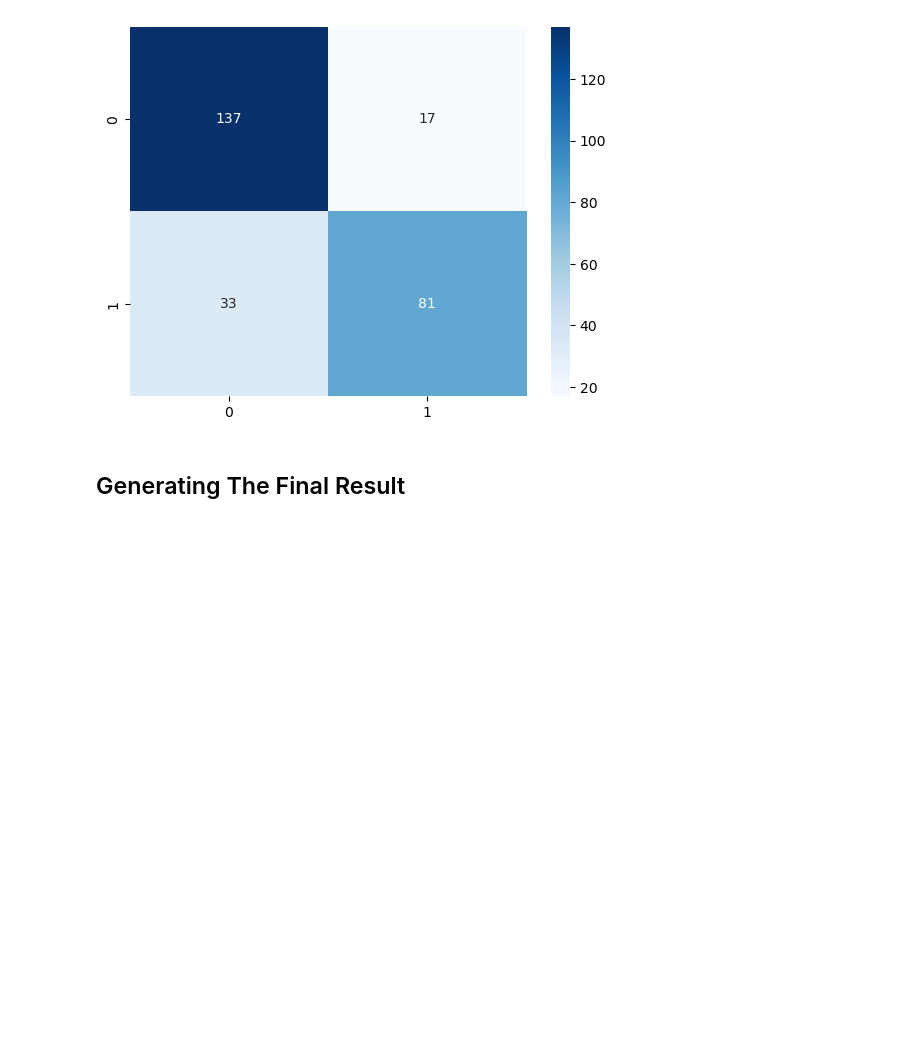
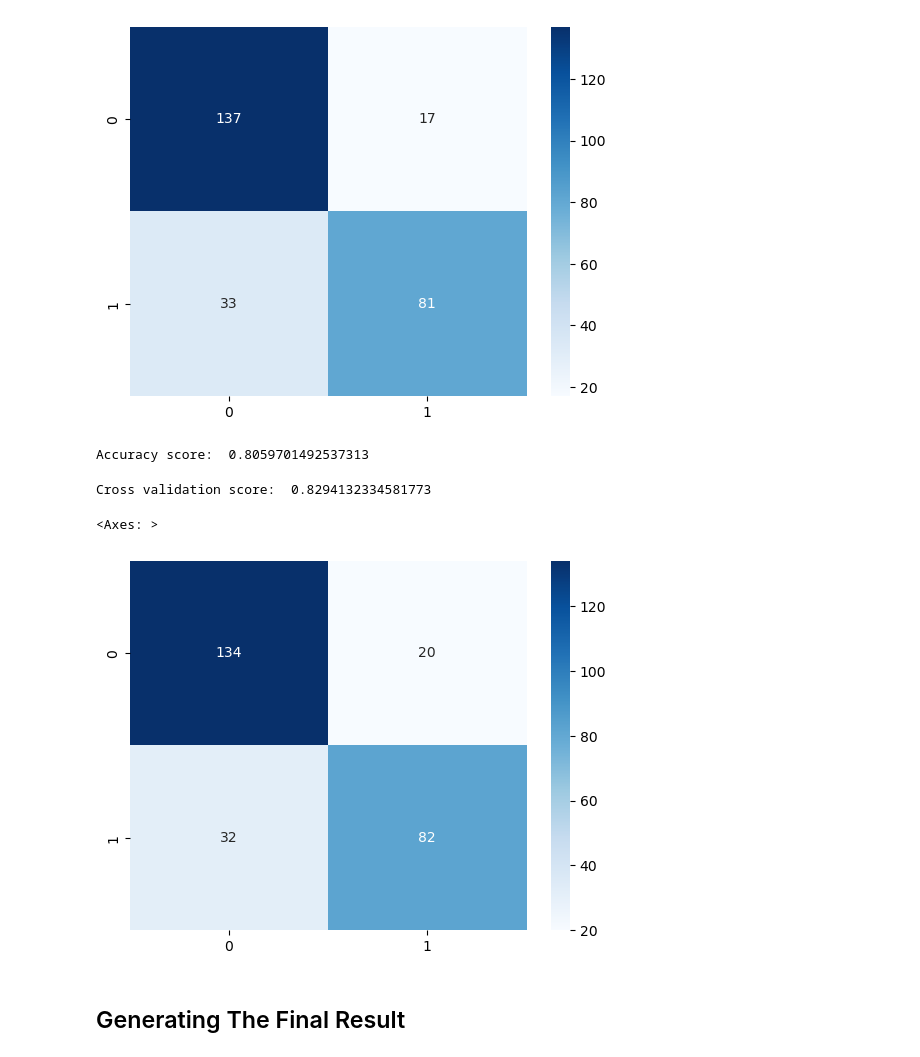
Before and after one commit to alex81632/Proj2CSI, a Jupyter notebook: Titanic/titanic.ipynb, the cells around one changed output. Drawn from its saved outputs; the diff is of its cells as text; code cells hidden in the pictures; blank space fills up the shorter version.

```diff
--- a/Titanic/titanic.ipynb
+++ b/Titanic/titanic.ipynb
@@ -287,3 +331,35 @@ sns.heatmap(SVCConfusionMatrix, annot = True, cmap = 'Blues', fmt = 'g')
+# %%
+# Dividing the train data in train and test data
+X_train, X_test, y_train, y_test = train_test_split(train.drop('Survived', axis = 1), train['Survived'], test_size = 0.3, random_state = 101)
+
+# Random Forest model
+RFModel = RandomForestClassifier(n_estimators = 100)
+
+# Fitting the model
+RFModel.fit(X_train, y_train)
+
+# Predicting the test data
+RFPredictions = RFModel.predict(X_test)
+
+# Evaluating the model
+print('Accuracy score: ', accuracy_score(y_test, RFPredictions))
+# %% [output]
+Accuracy score:  0.8059701492537313
+# %%
+# Cross validation
+RFCrossVal = cross_val_score(RFModel, train.drop('Survived', axis = 1), train['Survived'], cv = 10, scoring = 'accuracy')
+
+print('Cross validation score: ', RFCrossVal.mean())
+# %% [output]
+Cross validation score:  0.8294132334581773
+# %%
+RFConfusionMatrix = confusion_matrix(y_test, RFPredictions)
+
+# Plotting the confusion matrix
+sns.heatmap(RFConfusionMatrix, annot = True, cmap = 'Blues', fmt = 'g')
+# %% [output]
+<Axes: >
+[figure, added]
 # %% [markdown]
 ## Generating The Final Result
 # %%
```
Also changed, not shown: parts of 3 cells of this notebook, 13 other files.
